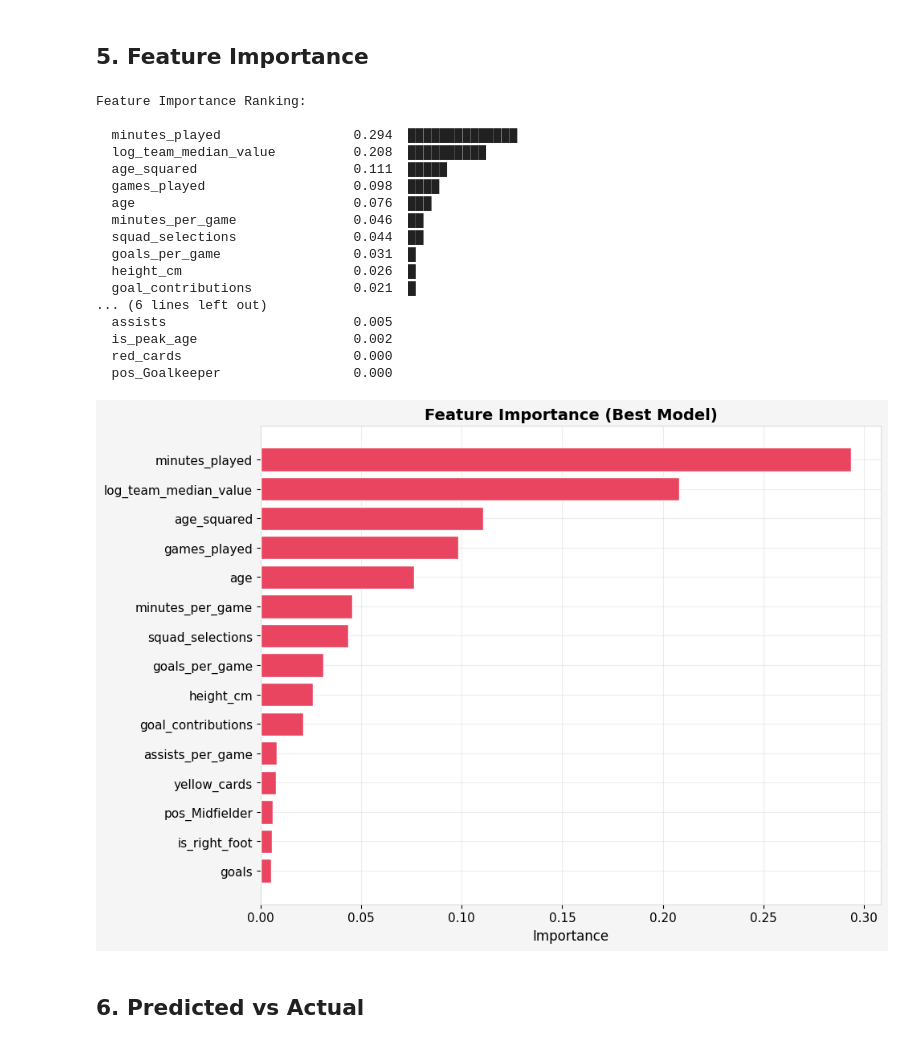
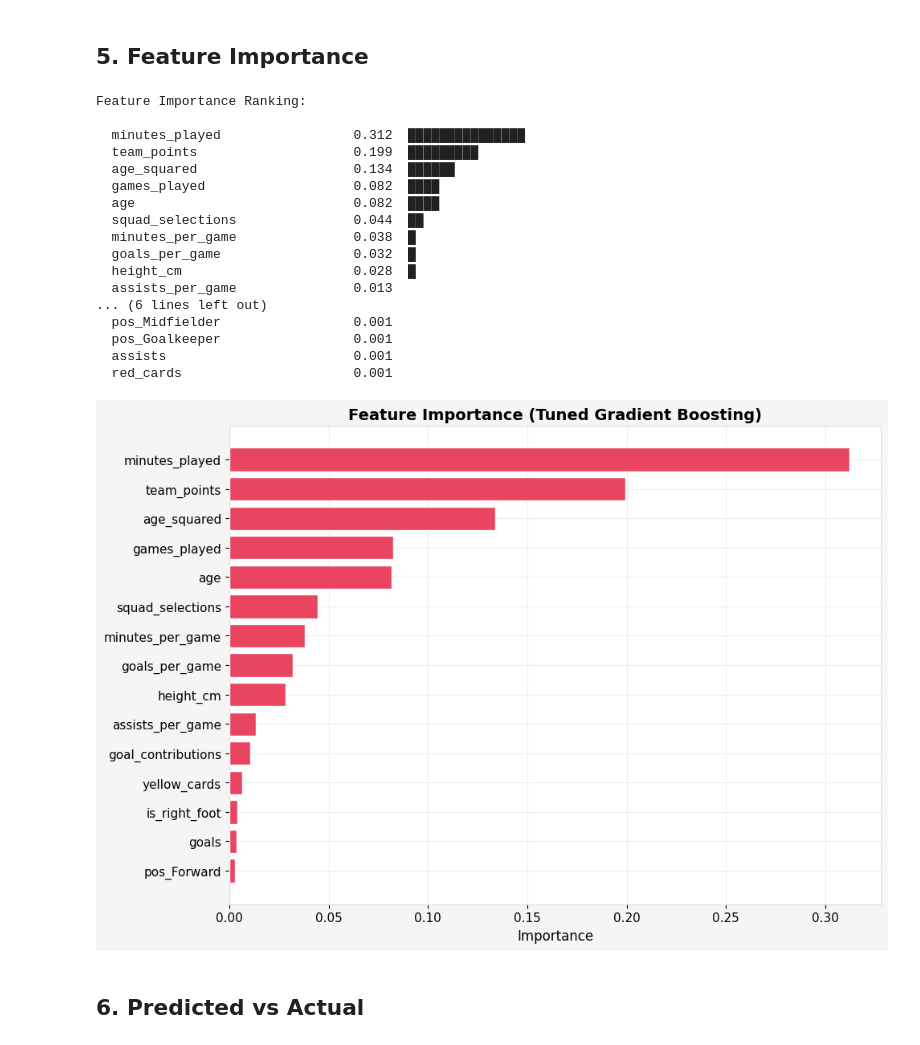
Before and after one commit to JuanseMarcial/laliga-player-market-value-analytics, a Jupyter notebook: notebooks/02_predictive_model.ipynb, the cells around one changed output. Saved outputs shown, nothing was run; the diff lists cells and outputs as text; code cells hidden in the pictures.

```diff
--- a/notebooks/02_predictive_model.ipynb
+++ b/notebooks/02_predictive_model.ipynb
@@ -223,0 +290,32 @@ Gradient Boosting Results:
+# %%
+param_dist = {
+    "n_estimators": [200, 300, 500, 700],
+    "max_depth": [3, 4, 5, 6],
+    "learning_rate": [0.01, 0.03, 0.05, 0.1],
+    "min_samples_split": [3, 5, 10],
+    "min_samples_leaf": [2, 3, 5],
+    "subsample": [0.7, 0.8, 0.85, 0.9],
+}
+
+search = RandomizedSearchCV(
+    GradientBoostingRegressor(random_state=42),
+    param_distributions=param_dist,
+    n_iter=50, cv=5, scoring="r2",
+    random_state=42, n_jobs=-1
+)
+search.fit(X_train, y_train)
+
+gb_tuned = search.best_estimator_
+gb_tuned_pred = gb_tuned.predict(X_test)
+gb_tuned_r2 = r2_score(y_test, gb_tuned_pred)
+gb_tuned_rmse = np.sqrt(mean_squared_error(y_test, gb_tuned_pred))
+gb_tuned_mae = mean_absolute_error(y_test, gb_tuned_pred)
+cv_gb_tuned = cross_val_score(gb_tuned, X_train, y_train, cv=5, scoring="r2")
+
+print("Tuned Gradient Boosting:")
+print(f"  Best params: {search.best_params_}")
+print(f"  Search CV R²: {search.best_score_:.4f}")
+print(f"  Test R²:      {gb_tuned_r2:.4f}")
+print(f"  CV R²:        {cv_gb_tuned.mean():.4f} ± {cv_gb_tuned.std():.4f}")
+print(f"  RMSE:         {gb_tuned_rmse:.4f}")
+print(f"  MAE:          {gb_tuned_mae:.4f}")
@@ -245,10 +391,8 @@ Best model: Gradient Boosting (R² = 0.8403)
 # %% [markdown]
 ## 5. Feature Importance
 # %%
-# Use the best tree model for feature importance
-best_tree = gb if gb_r2 > rf_r2 else rf
-importances = best_tree.feature_importances_
-
+# Use tuned GB for feature importance
+importances = gb_tuned.feature_importances_
 feat_imp = pd.Series(importances, index=feature_cols).sort_values(ascending=False)
 print("Feature Importance Ranking:\n")
 for feat, imp in feat_imp.items():
@@ -257,27 +401,27 @@ for feat, imp in feat_imp.items():
 # %% [output]
 Feature Importance Ranking:
 
-  minutes_played                 0.294  ██████████████
-  log_team_median_value          0.208  ██████████
-  age_squared                    0.111  █████
-  games_played                   0.098  ████
-  age                            0.076  ███
-  minutes_per_game               0.046  ██
+  minutes_played                 0.312  ███████████████
+  team_points                    0.199  █████████
+  age_squared                    0.134  ██████
+  games_played                   0.082  ████
+  age                            0.082  ████
   squad_selections               0.044  ██
-  goals_per_game                 0.031  █
-  height_cm                      0.026  █
-  goal_contributions             0.021  █
+  minutes_per_game               0.038  █
+  goals_per_game                 0.032  █
+  height_cm                      0.028  █
+  assists_per_game               0.013
 ... (6 lines left out)
-  assists                        0.005
-  is_peak_age                    0.002
-  red_cards                      0.000
-  pos_Goalkeeper                 0.000
+  pos_Midfielder                 0.001
+  pos_Goalkeeper                 0.001
+  assists                        0.001
+  red_cards                      0.001
 # %%
-fig, ax = plot_feature_importance(feature_cols, importances, title="Feature Importance (Best Model)")
+fig, ax = plot_feature_importance(feature_cols, importances, title="Feature Importance (Tuned Gradient Boosting)")
 fig.savefig("../images/feature_importance.png", dpi=150, bbox_inches="tight")
 plt.show()
 # %% [output]
-[figure, old version]
+[figure, new version]
 # %% [markdown]
 ## 6. Predicted vs Actual
 # %%
```
Also changed, not shown: parts of 22 cells of this notebook, 5 other files.
